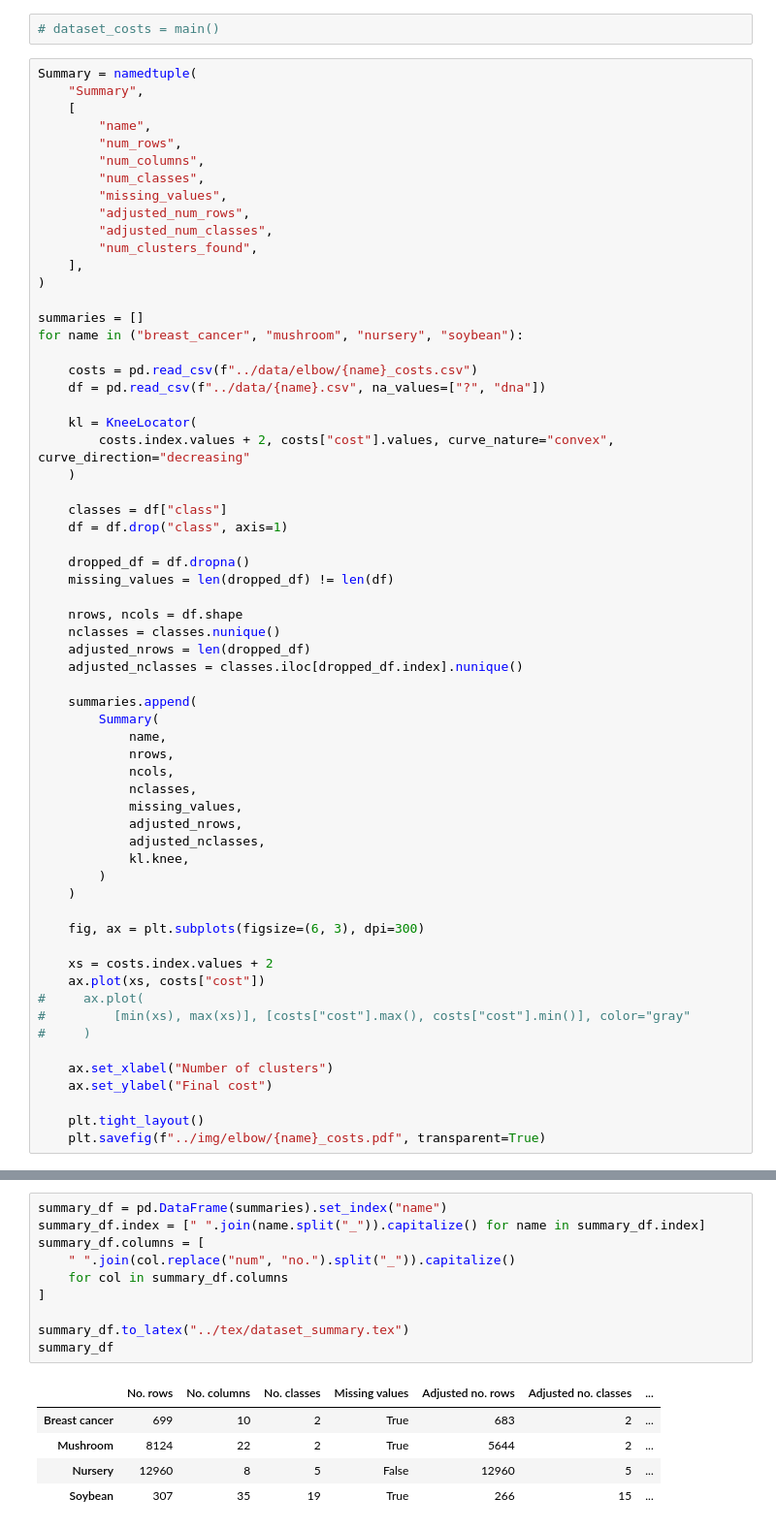
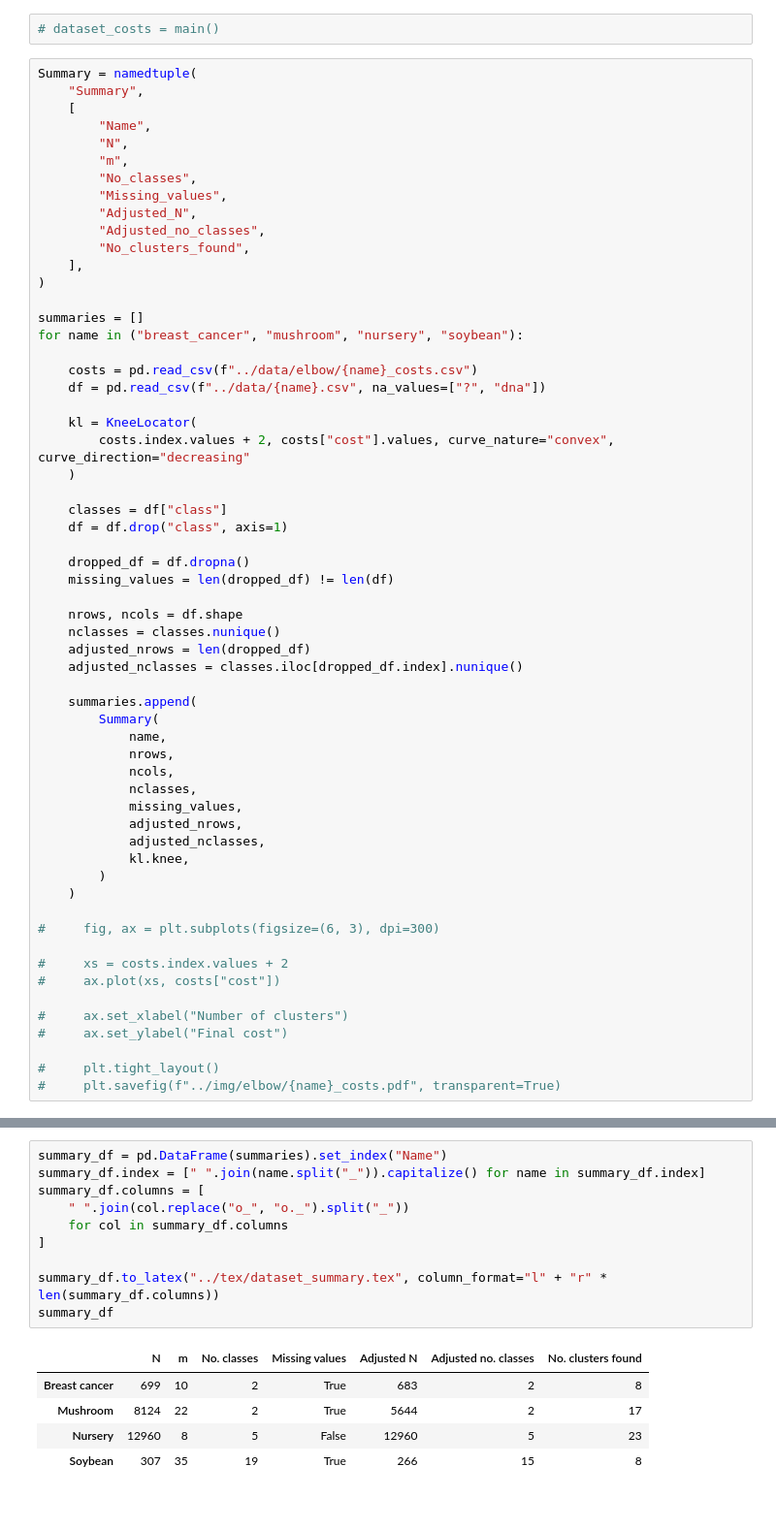
Before and after one commit to daffidwilde/kmodes-init-paper, a Jupyter notebook: nbs/summarise_datasets.ipynb, the cells around one changed output, grey strips where cells are left out. Shown at 97% size. Drawn from its saved outputs; the diff is of its cells as text.

```diff
--- a/nbs/summarise_datasets.ipynb
+++ b/nbs/summarise_datasets.ipynb
@@ -40,14 +40,14 @@ def main():
 Summary = namedtuple(
     "Summary",
     [
-        "name",
-        "num_rows",
-        "num_columns",
-        "num_classes",
-        "missing_values",
-        "adjusted_num_rows",
-        "adjusted_num_classes",
-        "num_clusters_found",
+        "Name",
+        "N",
+        "m",
+        "No_classes",
+        "Missing_values",
+        "Adjusted_N",
+        "Adjusted_no_classes",
+        "No_clusters_found",
     ],
 )
 
@@ -85,16 +85,13 @@ for name in ("breast_cancer", "mushroom", "nursery", "soybean"):
         )
     )
 
-    fig, ax = plt.subplots(figsize=(6, 3), dpi=300)
+#     fig, ax = plt.subplots(figsize=(6, 3), dpi=300)
 
-    xs = costs.index.values + 2
-    ax.plot(xs, costs["cost"])
-#     ax.plot(
-#         [min(xs), max(xs)], [costs["cost"].max(), costs["cost"].min()], color="gray"
-#     )
+#     xs = costs.index.values + 2
+#     ax.plot(xs, costs["cost"])
 
-    ax.set_xlabel("Number of clusters")
-    ax.set_ylabel("Final cost")
+#     ax.set_xlabel("Number of clusters")
+#     ax.set_ylabel("Final cost")
 
-    plt.tight_layout()
-    plt.savefig(f"../img/elbow/{name}_costs.pdf", transparent=True)
+#     plt.tight_layout()
+#     plt.savefig(f"../img/elbow/{name}_costs.pdf", transparent=True)
@@ -106,16 +98,16 @@ for name in ("breast_cancer", "mushroom", "nursery", "soybean"):
 # %%
-summary_df = pd.DataFrame(summaries).set_index("name")
+summary_df = pd.DataFrame(summaries).set_index("Name")
 summary_df.index = [" ".join(name.split("_")).capitalize() for name in summary_df.index]
 summary_df.columns = [
-    " ".join(col.replace("num", "no.").split("_")).capitalize()
+    " ".join(col.replace("o_", "o._").split("_"))
     for col in summary_df.columns
 ]
 
-summary_df.to_latex("../tex/dataset_summary.tex")
+summary_df.to_latex("../tex/dataset_summary.tex", column_format="l" + "r" * len(summary_df.columns))
 summary_df
 # %% [output]
-|  | No. rows | No. columns | No. classes | Missing values | Adjusted no. rows | Adjusted no. classes | ... |
-| Breast cancer | 699 | 10 | 2 | True | 683 | 2 | ... |
-| Mushroom | 8124 | 22 | 2 | True | 5644 | 2 | ... |
-| Nursery | 12960 | 8 | 5 | False | 12960 | 5 | ... |
-| Soybean | 307 | 35 | 19 | True | 266 | 15 | ... |
+|  | N | m | No. classes | Missing values | Adjusted N | Adjusted no. classes | No. clusters found |
+| Breast cancer | 699 | 10 | 2 | True | 683 | 2 | 8 |
+| Mushroom | 8124 | 22 | 2 | True | 5644 | 2 | 17 |
+| Nursery | 12960 | 8 | 5 | False | 12960 | 5 | 23 |
+| Soybean | 307 | 35 | 19 | True | 266 | 15 | 8 |
```
Also changed, not shown: parts of 1 cell of this notebook, 34 other files.
